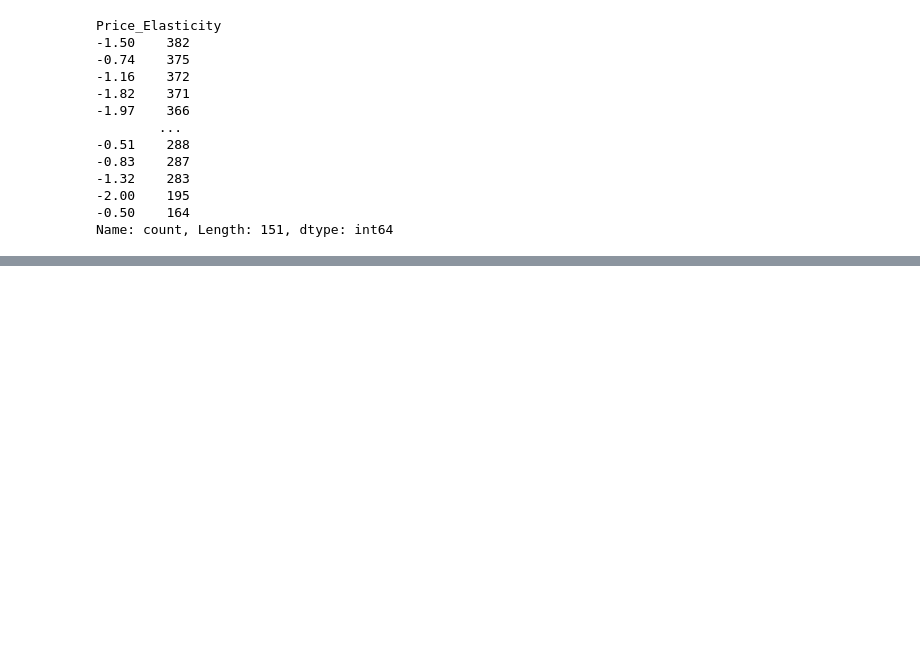
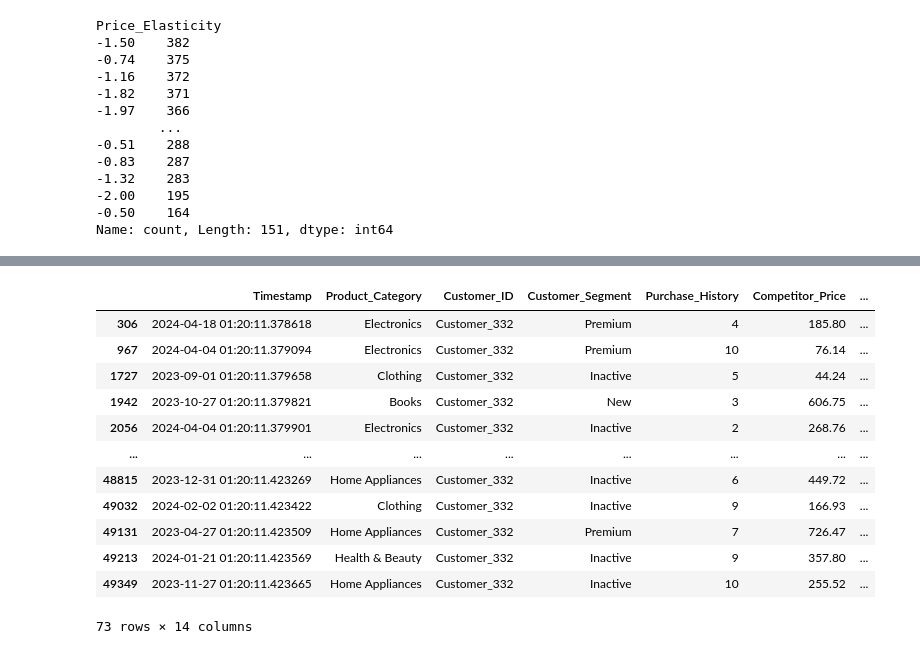
Before and after one commit to theraghavjuneja/dynamic_price, a Jupyter notebook: code.ipynb, the cells around one changed output, grey strips where cells are left out. Cells and saved outputs as stored; diff of their text form; code cells hidden in the pictures; blank space fills up the shorter version.

```diff
--- a/code.ipynb
+++ b/code.ipynb
@@ -218,0 +343,16 @@ Name: count, Length: 151, dtype: int64
+# %%
+df[df['Customer_ID']=='Customer_332'].drop(columns=['Product_ID'])
+# %% [output]
+|  | Timestamp | Product_Category | Customer_ID | Customer_Segment | Purchase_History | Competitor_Price | ... |
+| 306 | 2024-04-18 01:20:11.378618 | Electronics | Customer_332 | Premium | 4 | 185.80 | ... |
+| 967 | 2024-04-04 01:20:11.379094 | Electronics | Customer_332 | Premium | 10 | 76.14 | ... |
+| 1727 | 2023-09-01 01:20:11.379658 | Clothing | Customer_332 | Inactive | 5 | 44.24 | ... |
+| 1942 | 2023-10-27 01:20:11.379821 | Books | Customer_332 | New | 3 | 606.75 | ... |
+| 2056 | 2024-04-04 01:20:11.379901 | Electronics | Customer_332 | Inactive | 2 | 268.76 | ... |
+| ... | ... | ... | ... | ... | ... | ... | ... |
+| 48815 | 2023-12-31 01:20:11.423269 | Home Appliances | Customer_332 | Inactive | 6 | 449.72 | ... |
+| 49032 | 2024-02-02 01:20:11.423422 | Clothing | Customer_332 | Inactive | 9 | 166.93 | ... |
+| 49131 | 2023-04-27 01:20:11.423509 | Home Appliances | Customer_332 | Premium | 7 | 726.47 | ... |
+| 49213 | 2024-01-21 01:20:11.423569 | Health & Beauty | Customer_332 | Inactive | 9 | 357.80 | ... |
+| 49349 | 2023-11-27 01:20:11.423665 | Home Appliances | Customer_332 | Inactive | 10 | 255.52 | ... |
+73 rows × 14 columns
```
Also changed, not shown: parts of 15 cells of this notebook.
